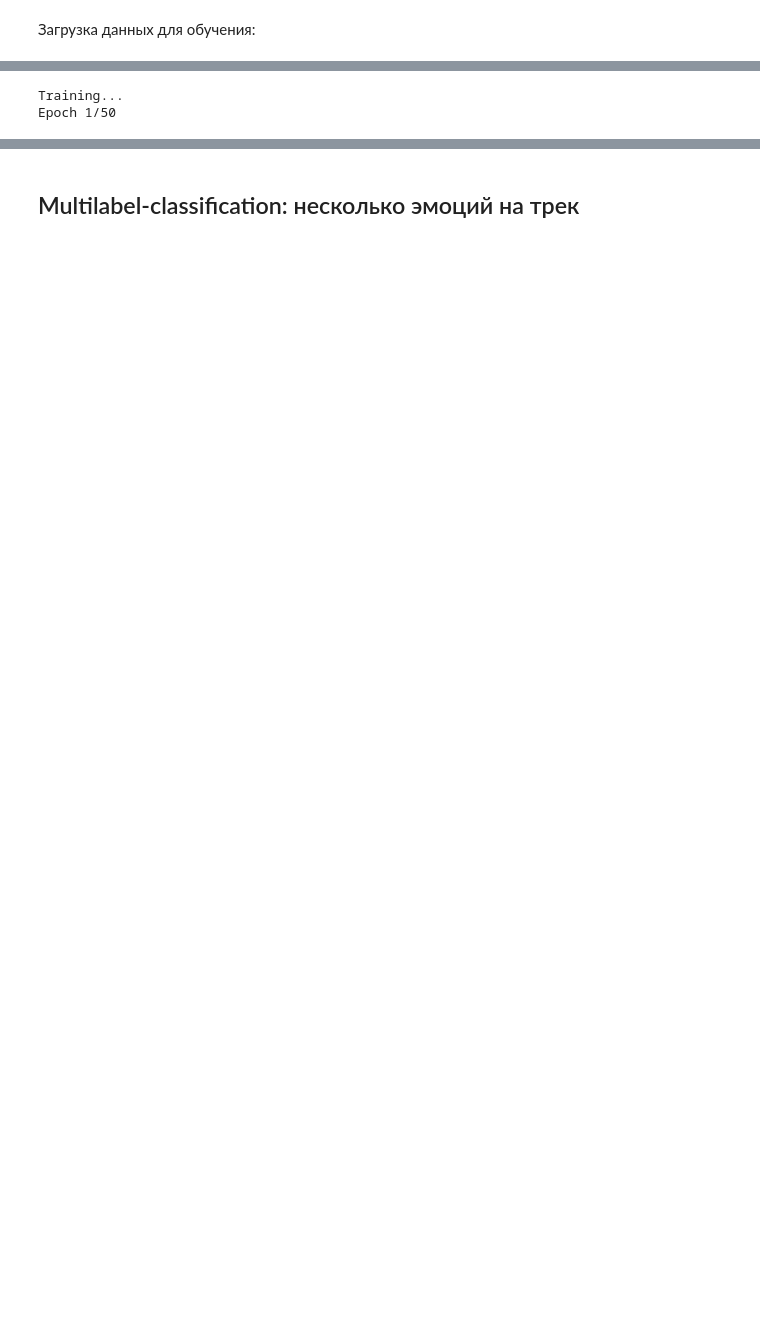
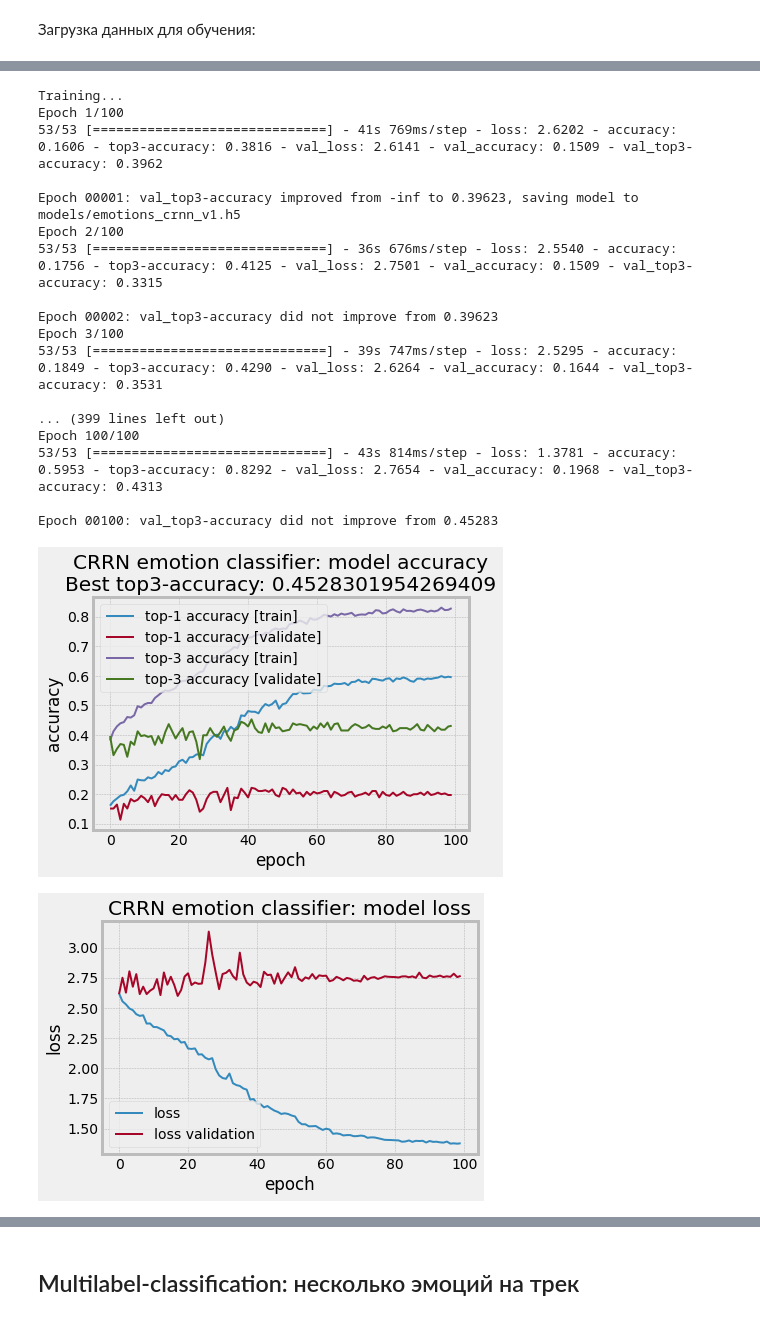
Before and after one commit to NikolayZakharevich/itmo-music-processing-2021, a Jupyter notebook: cpanel/models/Models-Training.ipynb, the cells around one changed output, grey strips where cells are left out. Cells and saved outputs as stored; diff of their text form; code cells hidden in the pictures; blank space fills up the shorter version.

```diff
--- a/cpanel/models/Models-Training.ipynb
+++ b/cpanel/models/Models-Training.ipynb
@@ -220,16 +221,34 @@ Building model...
 # %%
 DIR_MODELS = 'models/'
 model_path = f'{DIR_MODELS}{model_name}.h5'
 
-emotion_model_v1, history = EmotionClassifier.train_model(
-    emotion_model_v1,
+print('Epoch')
+emotion_model_crrn, history_crnn = EmotionClassifierCrnn.train_model(
+    emotion_model_crnn,
     X,
     y,
     model_path,
-    epochs=50,
+    epochs=100,
     test_size=0.1
 )
-show_history(history, 'CRRN emotion classifier')
+show_history(history, 'CRNN emotion classifier')
 # %% [output]
 Training...
-Epoch 1/50
+Epoch 1/100
+53/53 [==============================] - 41s 769ms/step - loss: 2.6202 - accuracy: 0.1606 - top3-accuracy: 0.3816 - val_loss: 2.6141 - val_accuracy: 0.1509 - val_top3-accuracy: 0.3962
+
+Epoch 00001: val_top3-accuracy improved from -inf to 0.39623, saving model to models/emotions_crnn_v1.h5
+Epoch 2/100
+53/53 [==============================] - 36s 676ms/step - loss: 2.5540 - accuracy: 0.1756 - top3-accuracy: 0.4125 - val_loss: 2.7501 - val_accuracy: 0.1509 - val_top3-accuracy: 0.3315
+
+Epoch 00002: val_top3-accuracy did not improve from 0.39623
+Epoch 3/100
+53/53 [==============================] - 39s 747ms/step - loss: 2.5295 - accuracy: 0.1849 - top3-accuracy: 0.4290 - val_loss: 2.6264 - val_accuracy: 0.1644 - val_top3-accuracy: 0.3531
+
+... (399 lines left out)
+Epoch 100/100
+53/53 [==============================] - 43s 814ms/step - loss: 1.3781 - accuracy: 0.5953 - top3-accuracy: 0.8292 - val_loss: 2.7654 - val_accuracy: 0.1968 - val_top3-accuracy: 0.4313
+
+Epoch 00100: val_top3-accuracy did not improve from 0.45283
+[figure, added]
+[figure, added]
```
Also changed, not shown: parts of 12 cells of this notebook, 18 other files.
